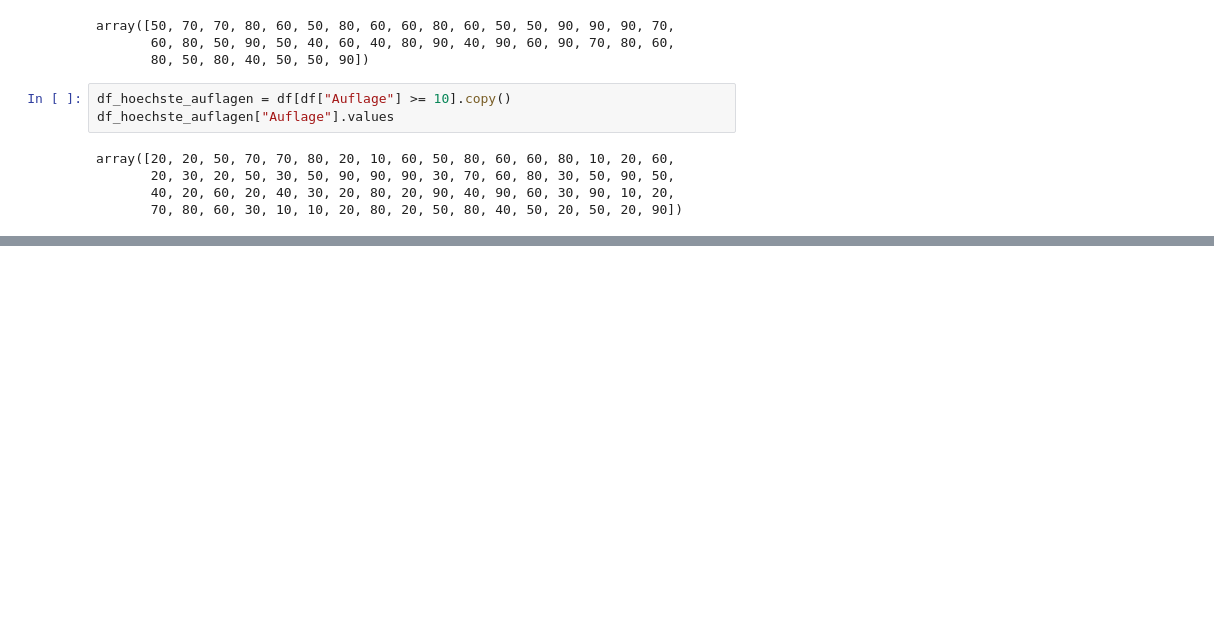
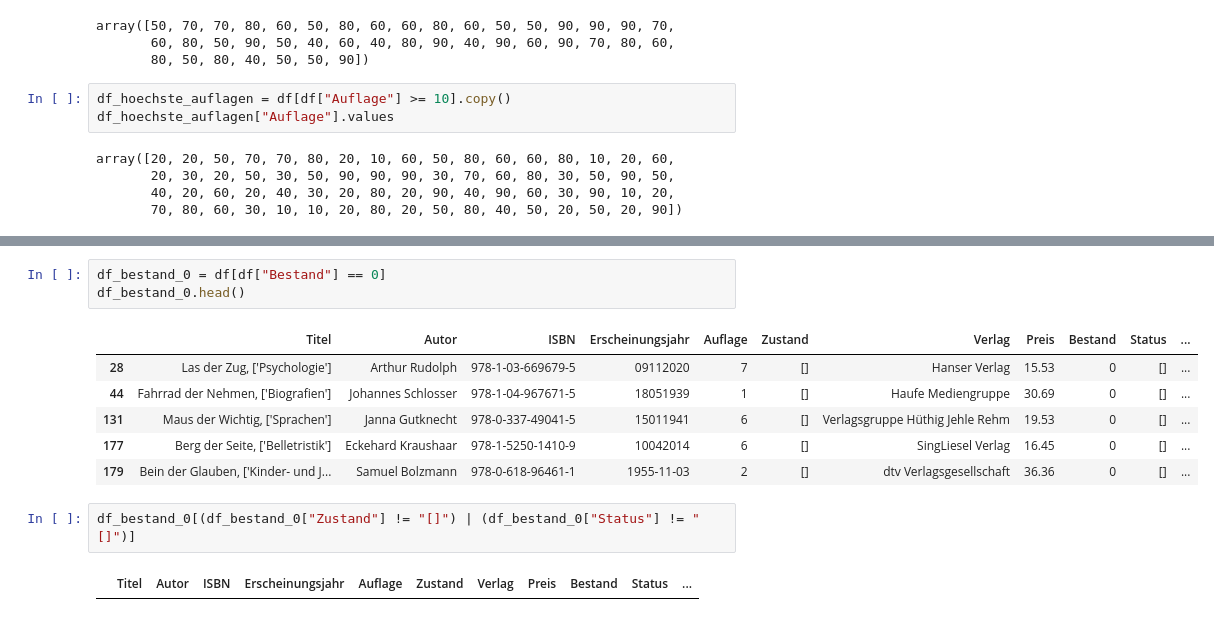
Before and after one commit to theunder-fITler/Bibliotheksdatenverwaltung, a Jupyter notebook: Data_overview.ipynb, the cells around one changed output, grey strips where cells are left out. Cells and saved outputs as stored; diff of their text form; blank space fills up the shorter version.

```diff
--- a/Data_overview.ipynb
+++ b/Data_overview.ipynb
@@ -243,0 +430,14 @@ array([20, 20, 50, 70, 70, 80, 20, 10, 60, 50, 80, 60, 60, 80, 10, 20, 60,
+# %%
+df_bestand_0 = df[df["Bestand"] == 0]
+df_bestand_0.head()
+# %% [output]
+|  | Titel | Autor | ISBN | Erscheinungsjahr | Auflage | Zustand | Verlag | Preis | Bestand | Status | ... |
+| 28 | Las der Zug, ['Psychologie'] | Arthur Rudolph | 978-1-03-669679-5 | 09112020 | 7 | [] | Hanser Verlag | 15.53 | 0 | [] | ... |
+| 44 | Fahrrad der Nehmen, ['Biografien'] | Johannes Schlosser | 978-1-04-967671-5 | 18051939 | 1 | [] | Haufe Mediengruppe | 30.69 | 0 | [] | ... |
+| 131 | Maus der Wichtig, ['Sprachen'] | Janna Gutknecht | 978-0-337-49041-5 | 15011941 | 6 | [] | Verlagsgruppe Hüthig Jehle Rehm | 19.53 | 0 | [] | ... |
+| 177 | Berg der Seite, ['Belletristik'] | Eckehard Kraushaar | 978-1-5250-1410-9 | 10042014 | 6 | [] | SingLiesel Verlag | 16.45 | 0 | [] | ... |
+| 179 | Bein der Glauben, ['Kinder- und J... | Samuel Bolzmann | 978-0-618-96461-1 | 1955-11-03 | 2 | [] | dtv Verlagsgesellschaft | 36.36 | 0 | [] | ... |
+# %%
+df_bestand_0[(df_bestand_0["Zustand"] != "[]") | (df_bestand_0["Status"] != "[]")]
+# %% [output]
+|  | Titel | Autor | ISBN | Erscheinungsjahr | Auflage | Zustand | Verlag | Preis | Bestand | Status | ... |
```
Also changed, not shown: parts of 21 cells of this notebook, 2 other files.
